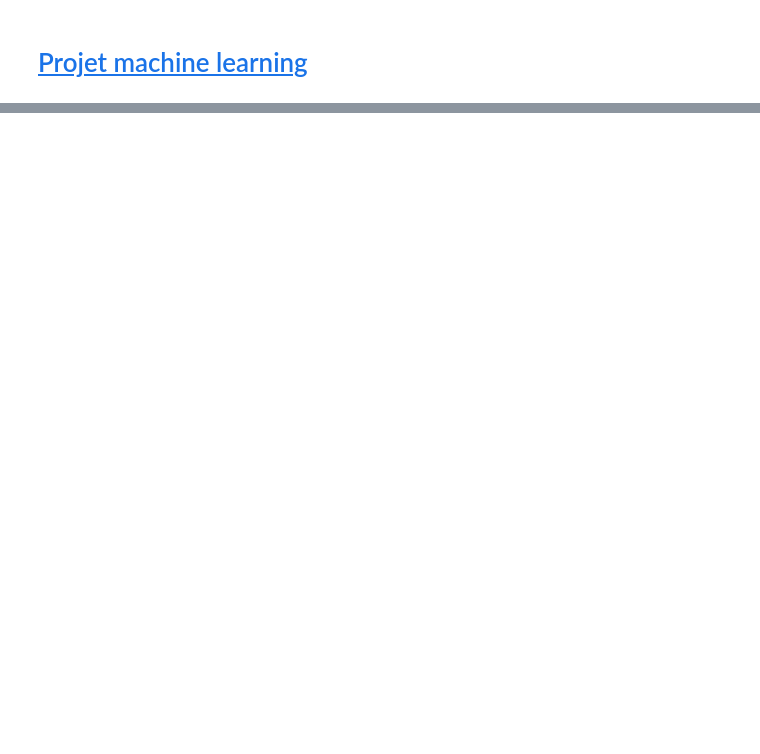
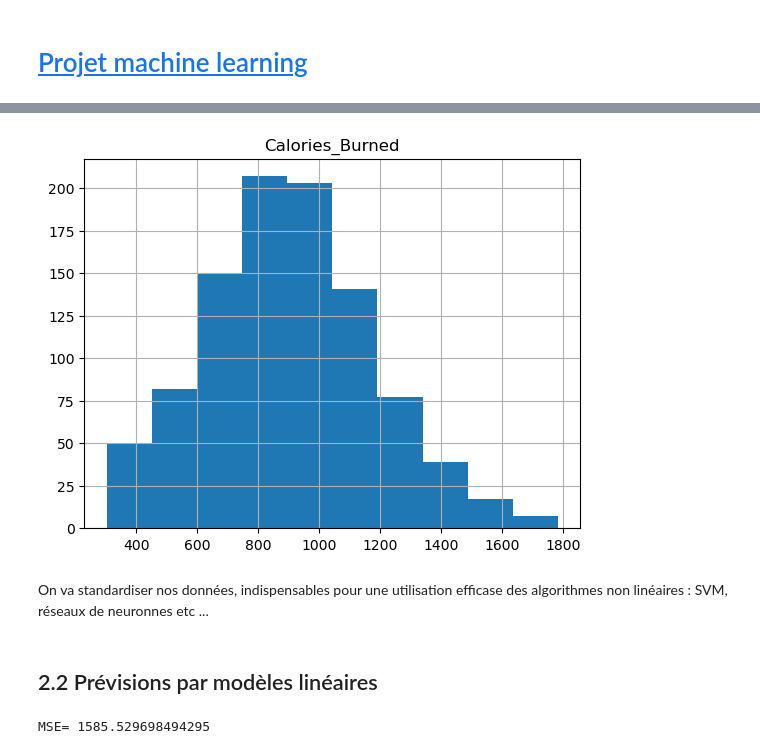
Before and after one commit to Edgar-Neboit/Projet_ML, a Jupyter notebook: Projet_ML_Python.ipynb, the cells around one changed output, grey strips where cells are left out. Cells and saved outputs as stored; diff of their text form; code cells hidden in the pictures; blank space fills up the shorter version.

Commit message:
Ajustement des données, première reg lin py

```diff
--- a/Projet_ML_Python.ipynb
+++ b/Projet_ML_Python.ipynb
@@ -35,0 +53,7 @@ data.head()
+# %%
+#Transformation de nos données au bon format voulu
+data["Gender"]=pd.Categorical(data["Gender"],ordered=False)
+data["Workout_Type"]=pd.Categorical(data["Workout_Type"],ordered=False)
+data["Workout_Frequency (days/week)"]=pd.Categorical(data["Workout_Frequency (days/week)"],ordered=False)
+data["Experience_Level"]=pd.Categorical(data["Experience_Level"],ordered=False)
+data.dtypes
@@ -35,0 +112,7 @@ data.head()
+# %%
+#Variables à prédire/expliquer
+YC=data[["Calories_Burned"]]
+YC.hist()
+plt.show()
+# %% [output]
+[figure, added]
@@ -35,0 +125,2 @@ data.head()
+# %% [markdown]
+On va standardiser nos données, indispensables pour une utilisation efficase des algorithmes non linéaires : SVM, réseaux de neuronnes etc ...
@@ -35,0 +134,12 @@ data.head()
+# %% [markdown]
+## 2.2 Prévisions par modèles linéaires
+# %%
+from sklearn import linear_model
+from sklearn.metrics import mean_squared_error
+
+regLasso = linear_model.Lasso()
+regLasso.fit(XC_train,YC_train)
+prev=regLasso.predict(XC_test)
+print("MSE=",mean_squared_error(YC_test,prev))
+# %% [output]
+MSE= 1585.529698494295
```
Also changed, not shown: parts of 14 cells of this notebook.
